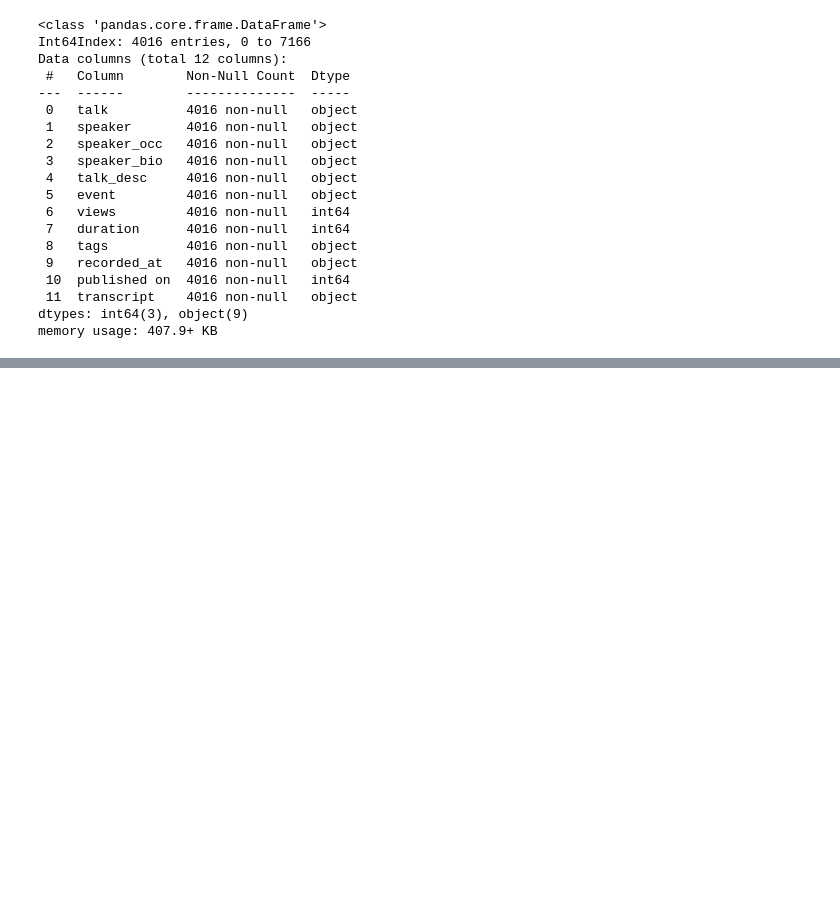
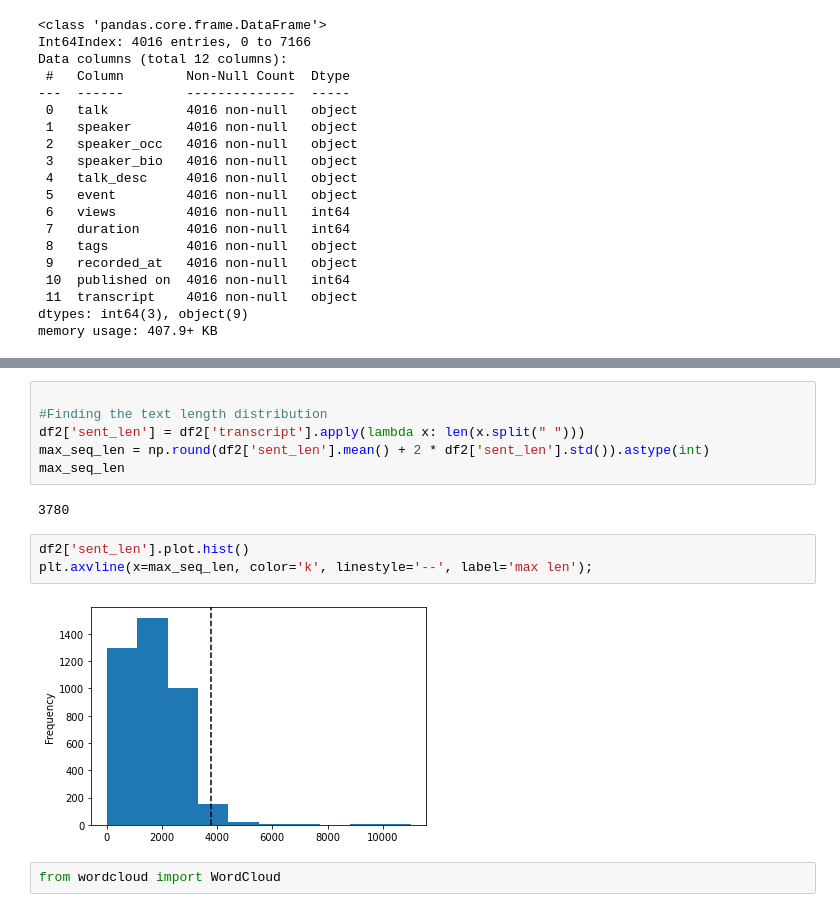
Before and after one commit to vaishakmk/TedTalk-Analysis, a Jupyter notebook: dheeraj_NLP.ipynb, the cells around one changed output, grey strips where cells are left out. Drawn from its saved outputs; the diff is of its cells as text; blank space fills up the shorter version.

```diff
--- a/dheeraj_NLP.ipynb
+++ b/dheeraj_NLP.ipynb
@@ -474,0 +525,15 @@ feature_set.head(5)
+# %%
+
+#Finding the text length distribution
+df2['sent_len'] = df2['transcript'].apply(lambda x: len(x.split(" ")))
+max_seq_len = np.round(df2['sent_len'].mean() + 2 * df2['sent_len'].std()).astype(int)
+max_seq_len
+# %% [output]
+3780
+# %%
+df2['sent_len'].plot.hist()
+plt.axvline(x=max_seq_len, color='k', linestyle='--', label='max len');
+# %% [output]
+[figure, added]
+# %%
+from wordcloud import WordCloud
```
Also changed, not shown: parts of 38 cells of this notebook.
